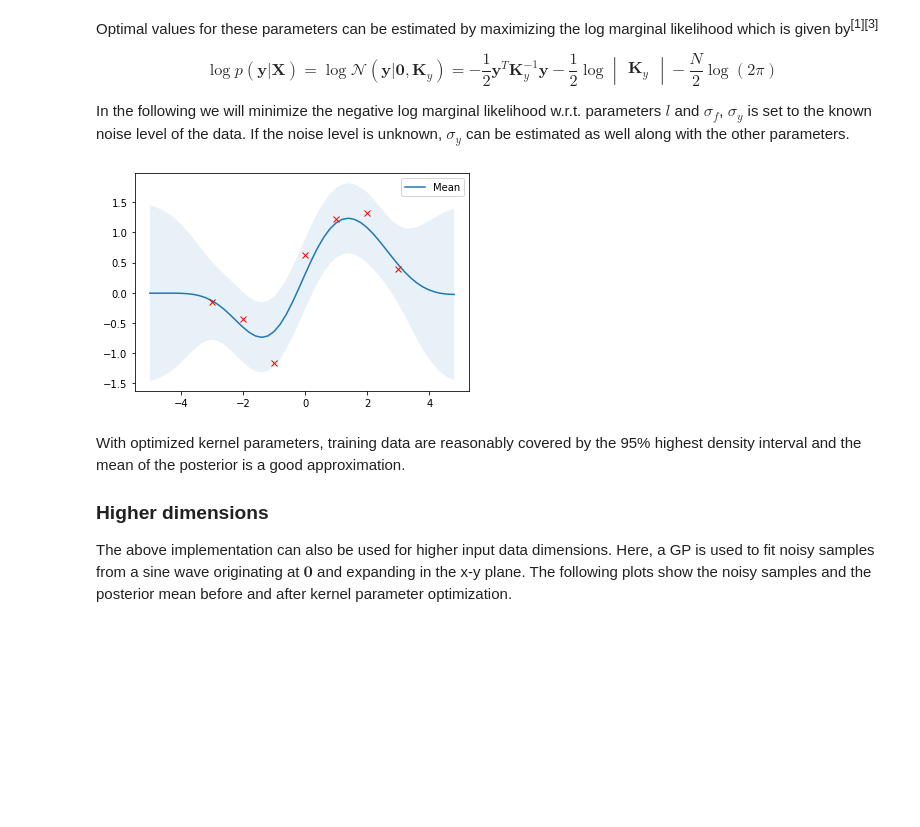
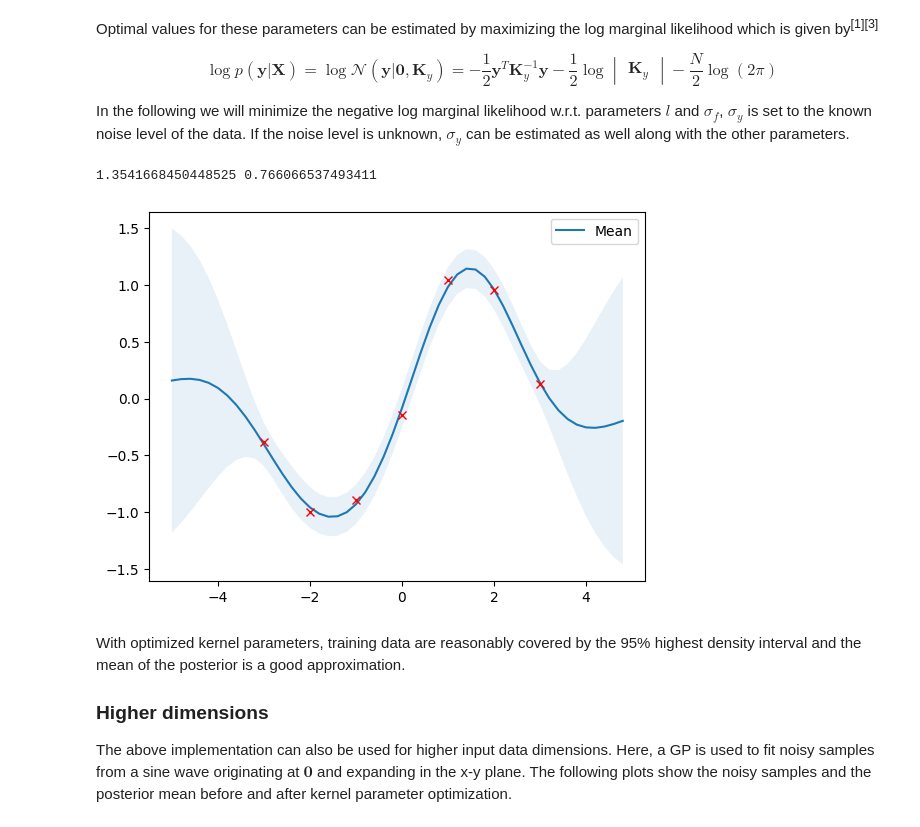
Before and after one commit to Ruoyan0103/Google_colab, a Jupyter notebook: gaussian-processes/gaussian_processes.ipynb, the cells around one changed output. Drawn from its saved outputs; the diff is of its cells as text; code cells hidden in the pictures; blank space fills up the shorter version.

```diff
--- a/gaussian-processes/gaussian_processes.ipynb
+++ b/gaussian-processes/gaussian_processes.ipynb
@@ -214,7 +197,7 @@ plot_gp(mu_s, cov_s, X, X_train=X_train, Y_train=Y_train, samples=samples)
 
 If some noise is included in the model, training points are only approximated and the variance at the training points is non-zero.
 # %%
-noise = 0.4
+noise = 0.2
 
 # Noisy training data
 X_train = np.arange(-3, 4, 1).reshape(-1, 1)
@@ -271,7 +268,7 @@ In the following we will minimize the negative log marginal likelihood w.r.t. pa
 from numpy.linalg import cholesky, det
 from scipy.linalg import solve_triangular
 from scipy.optimize import minimize
-
+from gaussian_processes_util import plot_gp
 def nll_fn(X_train, Y_train, noise, naive=True):
     """
     Returns a function that computes the negative log marginal
@@ -310,35 +307,37 @@ def nll_fn(X_train, Y_train, noise, naive=True):
             noise**2 * np.eye(len(X_train))
         L = cholesky(K)
 
         S1 = solve_triangular(L, Y_train, lower=True)
         S2 = solve_triangular(L.T, S1, lower=False)
 
         return np.sum(np.log(np.diagonal(L))) + \
                0.5 * Y_train.dot(S2) + \
                0.5 * len(X_train) * np.log(2*np.pi)
 
     if naive:
         return nll_naive
     else:
         return nll_stable
 
 # Minimize the negative log-likelihood w.r.t. parameters l and sigma_f.
 # We should actually run the minimization several times with different
 # initializations to avoid local minima but this is skipped here for
 # simplicity.
+noise = 0.1
 res = minimize(nll_fn(X_train, Y_train, noise), [1, 1],
                bounds=((1e-5, None), (1e-5, None)),
                method='L-BFGS-B')
 
 # Store the optimization results in global variables so that we can
 # compare it later with the results from other implementations.
 l_opt, sigma_f_opt = res.x
-
+print(l_opt, sigma_f_opt)
 # Compute posterior mean and covariance with optimized kernel parameters and plot the results
 mu_s, cov_s = posterior(X, X_train, Y_train, l=l_opt, sigma_f=sigma_f_opt, sigma_y=noise)
 plot_gp(mu_s, cov_s, X, X_train=X_train, Y_train=Y_train)
 # %% [output]
+1.3541668450448525 0.766066537493411
-[figure, old version]
+[figure, new version]
 # %% [markdown]
 With optimized kernel parameters, training data are reasonably covered by the 95% highest density interval and the mean of the posterior is a good approximation.
 
```
Also changed, not shown: parts of 9 cells of this notebook.
